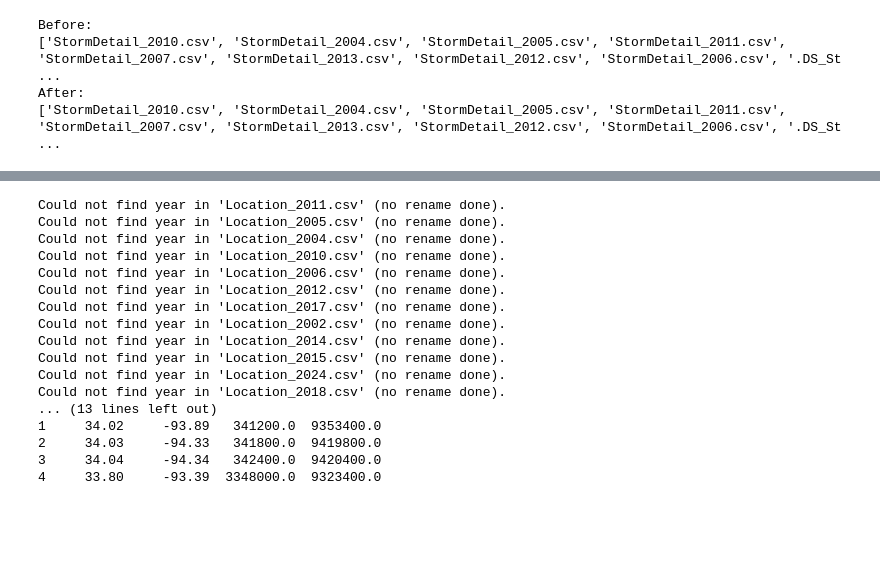
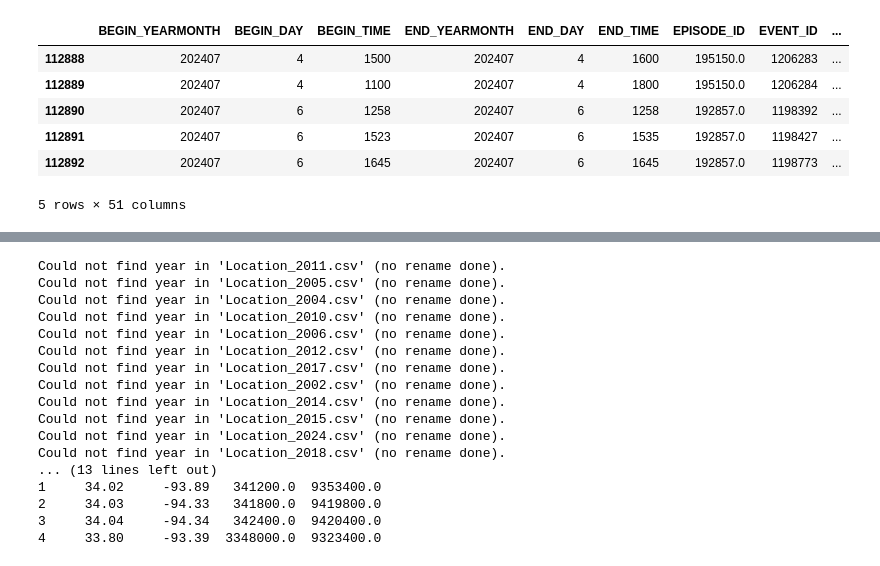
Before and after one commit to paranxia919/Deforestration-and-Flooding-in-GA, a Jupyter notebook: StormData RoC Cla.ipynb, the cells around one changed output, grey strips where cells are left out. Saved outputs shown, nothing was run; the diff lists cells and outputs as text; code cells hidden in the pictures; blank space fills up the shorter version.

```diff
--- a/StormData RoC Cla.ipynb
+++ b/StormData RoC Cla.ipynb
@@ -61,13 +35,29 @@ rename_storm_files("/Users/paranxiaair/Desktop/STUDY/EMORY/大三下/QTM Capston
-# %%
-print("Before:")
-print(os.listdir("/Users/paranxiaair/Desktop/STUDY/EMORY/大三下/QTM Capstone/Deforestration-and-Flooding-in-GA/Storm Data 1985-2024"))
-
-rename_storm_files("/Users/paranxiaair/Desktop/STUDY/EMORY/大三下/QTM Capstone/Deforestration-and-Flooding-in-GA/Storm Data 1985-2024")
-
-print("After:")
-print(os.listdir("/Users/paranxiaair/Desktop/STUDY/EMORY/大三下/QTM Capstone/Deforestration-and-Flooding-in-GA/Storm Data 1985-2024"))
-# %% [output]
-Before:
-['StormDetail_2010.csv', 'StormDetail_2004.csv', 'StormDetail_2005.csv', 'StormDetail_2011.csv', 'StormDetail_2007.csv', 'StormDetail_2013.csv', 'StormDetail_2012.csv', 'StormDetail_2006.csv', '.DS_St ...
-After:
-['StormDetail_2010.csv', 'StormDetail_2004.csv', 'StormDetail_2005.csv', 'StormDetail_2011.csv', 'StormDetail_2007.csv', 'StormDetail_2013.csv', 'StormDetail_2012.csv', 'StormDetail_2006.csv', '.DS_St ...
+# %%
+def load_selected_storm_data(folder_path, years=[1996, 2024]):
+    dataframes = []
+    for year in years:
+        file_path = os.path.join(folder_path, f"StormDetail_{year}.csv")
+        if os.path.exists(file_path):
+            df = pd.read_csv(file_path)
+            dataframes.append(df)
+        else:
+            print(f"File for year {year} does not exist.")
+
+    if dataframes:
+        return pd.concat(dataframes, ignore_index=True)
+    else:
+        return pd.DataFrame()
+
+# Usage
+folder_path = "/Users/paranxiaair/Desktop/STUDY/EMORY/大三下/QTM Capstone/Deforestration-and-Flooding-in-GA/Storm Data 1985-2024"
+selected_storm_df = load_selected_storm_data(folder_path)
+
+selected_storm_df.tail()
+# %% [output]
+|  | BEGIN_YEARMONTH | BEGIN_DAY | BEGIN_TIME | END_YEARMONTH | END_DAY | END_TIME | EPISODE_ID | EVENT_ID | ... |
+| 112888 | 202407 | 4 | 1500 | 202407 | 4 | 1600 | 195150.0 | 1206283 | ... |
+| 112889 | 202407 | 4 | 1100 | 202407 | 4 | 1800 | 195150.0 | 1206284 | ... |
+| 112890 | 202407 | 6 | 1258 | 202407 | 6 | 1258 | 192857.0 | 1198392 | ... |
+| 112891 | 202407 | 6 | 1523 | 202407 | 6 | 1535 | 192857.0 | 1198427 | ... |
+| 112892 | 202407 | 6 | 1645 | 202407 | 6 | 1645 | 192857.0 | 1198773 | ... |
+5 rows × 51 columns
```
Also changed, not shown: parts of 13 cells of this notebook, 2 other files.
